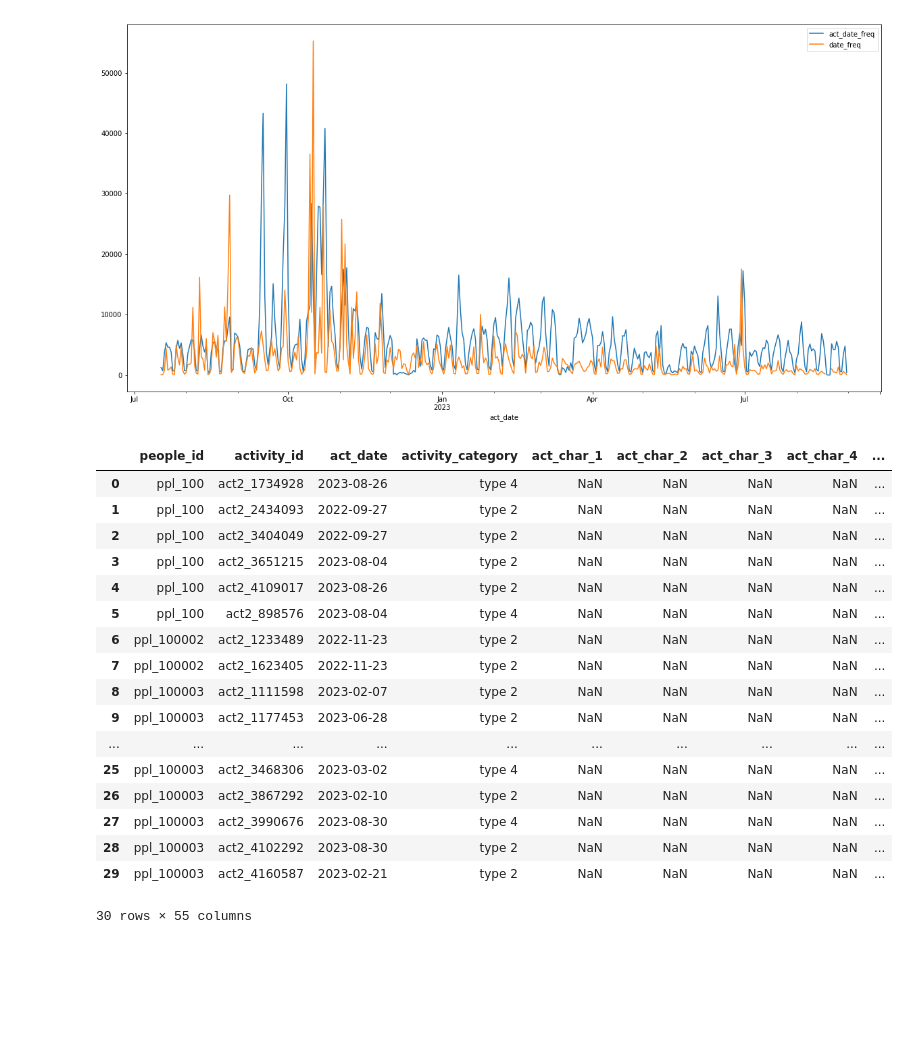
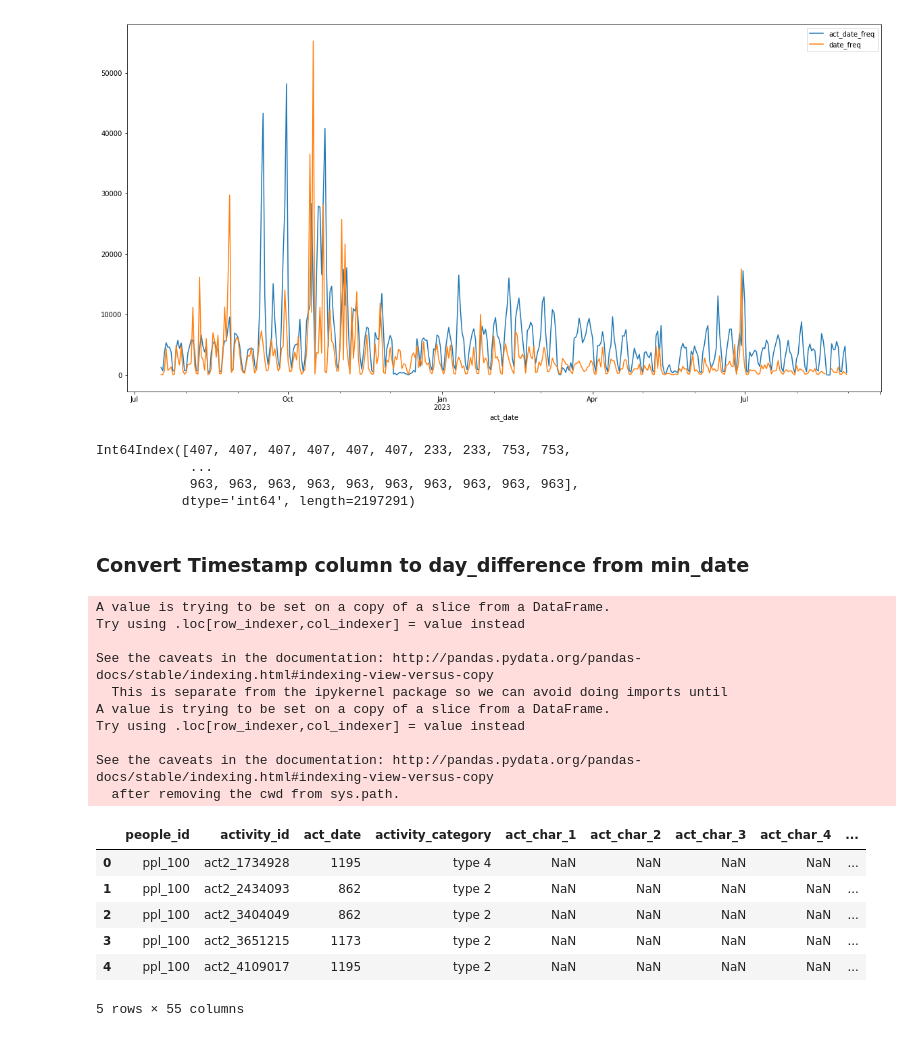
Before and after one commit to YangHong92/ADML-BuisnessValuePrediction, a Jupyter notebook: data_process/Data-Exploration-Nora.ipynb, the cells around one changed output. Drawn from its saved outputs; the diff is of its cells as text; code cells hidden in the pictures; blank space fills up the shorter version.

```diff
--- a/data_process/Data-Exploration-Nora.ipynb
+++ b/data_process/Data-Exploration-Nora.ipynb
@@ -78,24 +78,45 @@ date.plot(figsize=(20, 10))
 # %% [output]
 <matplotlib.axes._subplots.AxesSubplot at 0x...>
 [figure]
-# %%
-df_train[:30]
-# %% [output]
-|  | people_id | activity_id | act_date | activity_category | act_char_1 | act_char_2 | act_char_3 | act_char_4 | ... |
-| 0 | ppl_100 | act2_1734928 | 2023-08-26 | type 4 | NaN | NaN | NaN | NaN | ... |
-| 1 | ppl_100 | act2_2434093 | 2022-09-27 | type 2 | NaN | NaN | NaN | NaN | ... |
-| 2 | ppl_100 | act2_3404049 | 2022-09-27 | type 2 | NaN | NaN | NaN | NaN | ... |
-| 3 | ppl_100 | act2_3651215 | 2023-08-04 | type 2 | NaN | NaN | NaN | NaN | ... |
-| 4 | ppl_100 | act2_4109017 | 2023-08-26 | type 2 | NaN | NaN | NaN | NaN | ... |
-| 5 | ppl_100 | act2_898576 | 2023-08-04 | type 4 | NaN | NaN | NaN | NaN | ... |
-| 6 | ppl_100002 | act2_1233489 | 2022-11-23 | type 2 | NaN | NaN | NaN | NaN | ... |
-| 7 | ppl_100002 | act2_1623405 | 2022-11-23 | type 2 | NaN | NaN | NaN | NaN | ... |
-| 8 | ppl_100003 | act2_1111598 | 2023-02-07 | type 2 | NaN | NaN | NaN | NaN | ... |
-| 9 | ppl_100003 | act2_1177453 | 2023-06-28 | type 2 | NaN | NaN | NaN | NaN | ... |
-| ... | ... | ... | ... | ... | ... | ... | ... | ... | ... |
-| 25 | ppl_100003 | act2_3468306 | 2023-03-02 | type 4 | NaN | NaN | NaN | NaN | ... |
-| 26 | ppl_100003 | act2_3867292 | 2023-02-10 | type 2 | NaN | NaN | NaN | NaN | ... |
-| 27 | ppl_100003 | act2_3990676 | 2023-08-30 | type 4 | NaN | NaN | NaN | NaN | ... |
-| 28 | ppl_100003 | act2_4102292 | 2023-08-30 | type 2 | NaN | NaN | NaN | NaN | ... |
-| 29 | ppl_100003 | act2_4160587 | 2023-02-21 | type 2 | NaN | NaN | NaN | NaN | ... |
-30 rows × 55 columns
+# %%
+max_date = df_train['ppl_date'].max().date() #Datetime
+min_date = df_train['ppl_date'].min() #pandas.Timestamp
+val = pd.to_datetime(df_train['ppl_date'].values[0]) #pandas.Timestamp
+val_ = df_train['ppl_date'].values[0] #numpy.datetime64
+
+delta = pd.to_datetime(df_train['ppl_date'].values)-min_date
+print(delta.days)
+
+# print(type(max_date), type(min_date), type(val), type(val_), type(delta))
+# print(val-min_date, pd.to_timedelta([delta]).astype('timedelta64[h]')[0])
+# %% [output]
+Int64Index([407, 407, 407, 407, 407, 407, 233, 233, 753, 753,
+            ...
+            963, 963, 963, 963, 963, 963, 963, 963, 963, 963],
+           dtype='int64', length=2197291)
+# %% [markdown]
+### Convert Timestamp column to day_difference from min_date
+# %%
+df_train_10000 = df_train[0:10000]
+
+df_train_10000['ppl_date'] = (pd.to_datetime(df_train_10000['ppl_date'].values)-min_date).days
+df_train_10000['act_date'] = (pd.to_datetime(df_train_10000['act_date'].values)-min_date).days
+df_train_10000.head()
+# %% [output]
+A value is trying to be set on a copy of a slice from a DataFrame.
+Try using .loc[row_indexer,col_indexer] = value instead
+
+See the caveats in the documentation: http://pandas.pydata.org/pandas-docs/stable/indexing.html#indexing-view-versus-copy
+  This is separate from the ipykernel package so we can avoid doing imports until
+A value is trying to be set on a copy of a slice from a DataFrame.
+Try using .loc[row_indexer,col_indexer] = value instead
+
+See the caveats in the documentation: http://pandas.pydata.org/pandas-docs/stable/indexing.html#indexing-view-versus-copy
+  after removing the cwd from sys.path.
+|  | people_id | activity_id | act_date | activity_category | act_char_1 | act_char_2 | act_char_3 | act_char_4 | ... |
+| 0 | ppl_100 | act2_1734928 | 1195 | type 4 | NaN | NaN | NaN | NaN | ... |
+| 1 | ppl_100 | act2_2434093 | 862 | type 2 | NaN | NaN | NaN | NaN | ... |
+| 2 | ppl_100 | act2_3404049 | 862 | type 2 | NaN | NaN | NaN | NaN | ... |
+| 3 | ppl_100 | act2_3651215 | 1173 | type 2 | NaN | NaN | NaN | NaN | ... |
+| 4 | ppl_100 | act2_4109017 | 1195 | type 2 | NaN | NaN | NaN | NaN | ... |
+5 rows × 55 columns
```
Also changed, not shown: parts of 11 cells of this notebook, 1 other file.
